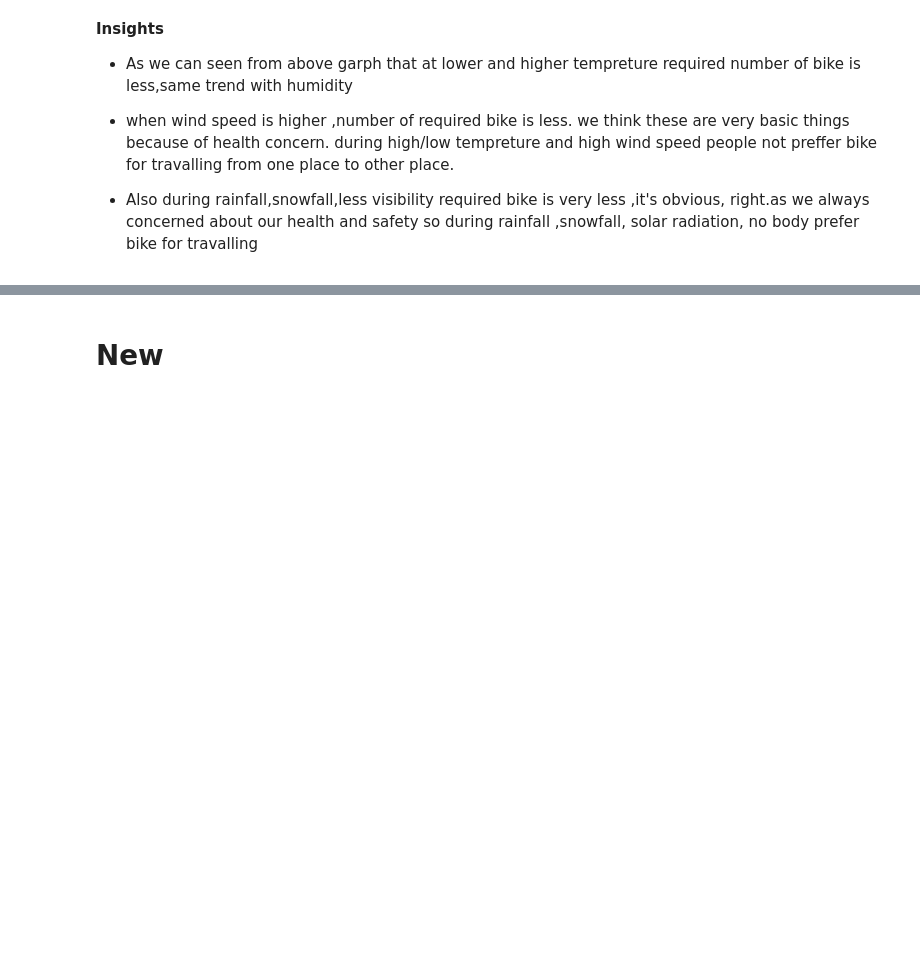
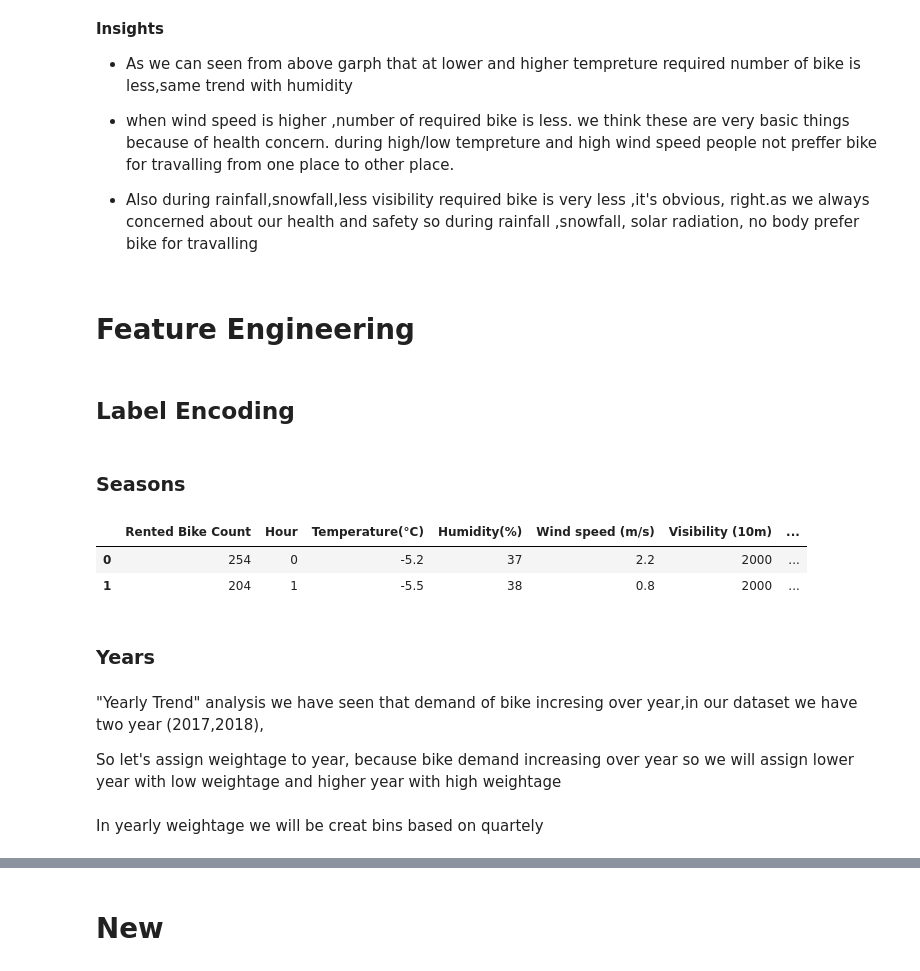
Before and after one commit to rohit-1026/Bike-Sharing-Demand-Prediction, a Jupyter notebook: Bike_Sharing_Demand_Prediction_Capstone_Project.ipynb, the cells around one changed output, grey strips where cells are left out. Cells and saved outputs as stored; diff of their text form; code cells hidden in the pictures; blank space fills up the shorter version.

```diff
--- a/Bike_Sharing_Demand_Prediction_Capstone_Project.ipynb
+++ b/Bike_Sharing_Demand_Prediction_Capstone_Project.ipynb
@@ -612,3 +617,28 @@ for col in whethr_clmns:
 
 *   when wind speed is higher ,number of required bike is less. we think these are very basic things because of health concern. during high/low tempreture and high wind speed people not preffer bike for travalling from one place to other place.
 *   Also during rainfall,snowfall,less visibility required bike is very less ,it's obvious, right.as we always concerned about our health and safety so during rainfall ,snowfall, solar radiation, no body prefer bike for travalling
+# %% [markdown]
+# Feature Engineering
+# %% [markdown]
+## Label Encoding
+# %% [markdown]
+### Seasons
+# %%
+#creating dummy variable for categorical columns
+feature_list=['Seasons']
+for col in feature_list:
+  Bike_df_copy = pd.get_dummies(data= Bike_df_copy,columns =[col], drop_first=False)
+# %%
+Bike_df_copy.head(2)
+# %% [output]
+|  | Rented Bike Count | Hour | Temperature(°C) | Humidity(%) | Wind speed (m/s) | Visibility (10m) | ... |
+| 0 | 254 | 0 | -5.2 | 37 | 2.2 | 2000 | ... |
+| 1 | 204 | 1 | -5.5 | 38 | 0.8 | 2000 | ... |
+# %% [markdown]
+### Years
+# %% [markdown]
+"Yearly Trend" analysis we have seen that demand of bike incresing over year,in our dataset we have two year (2017,2018),
+
+So let's assign weightage to year, because bike demand increasing over year so we will assign lower year with low weightage and higher year with high weightage
+# %% [markdown]
+In yearly weightage we will be creat bins based on quartely
```
Also changed, not shown: parts of 20 cells of this notebook.
